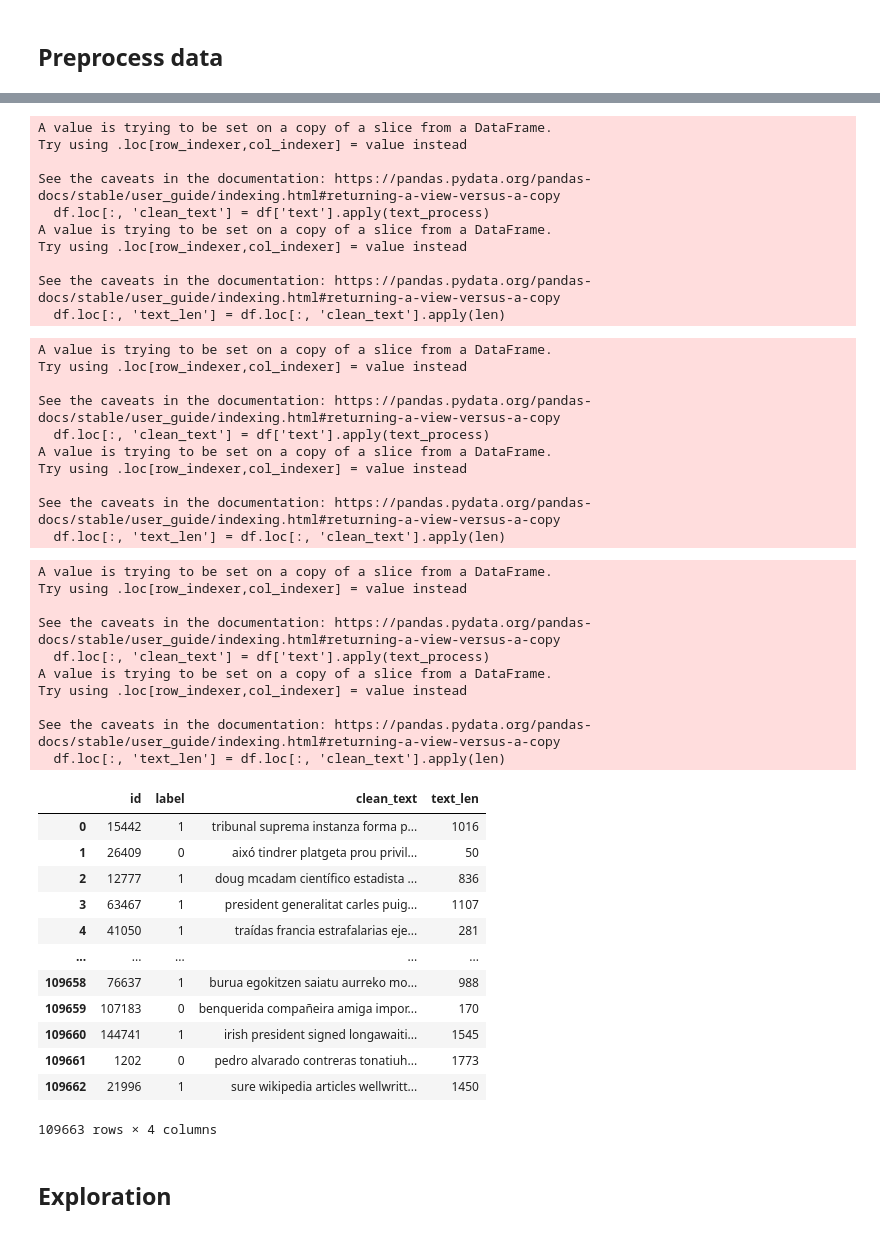
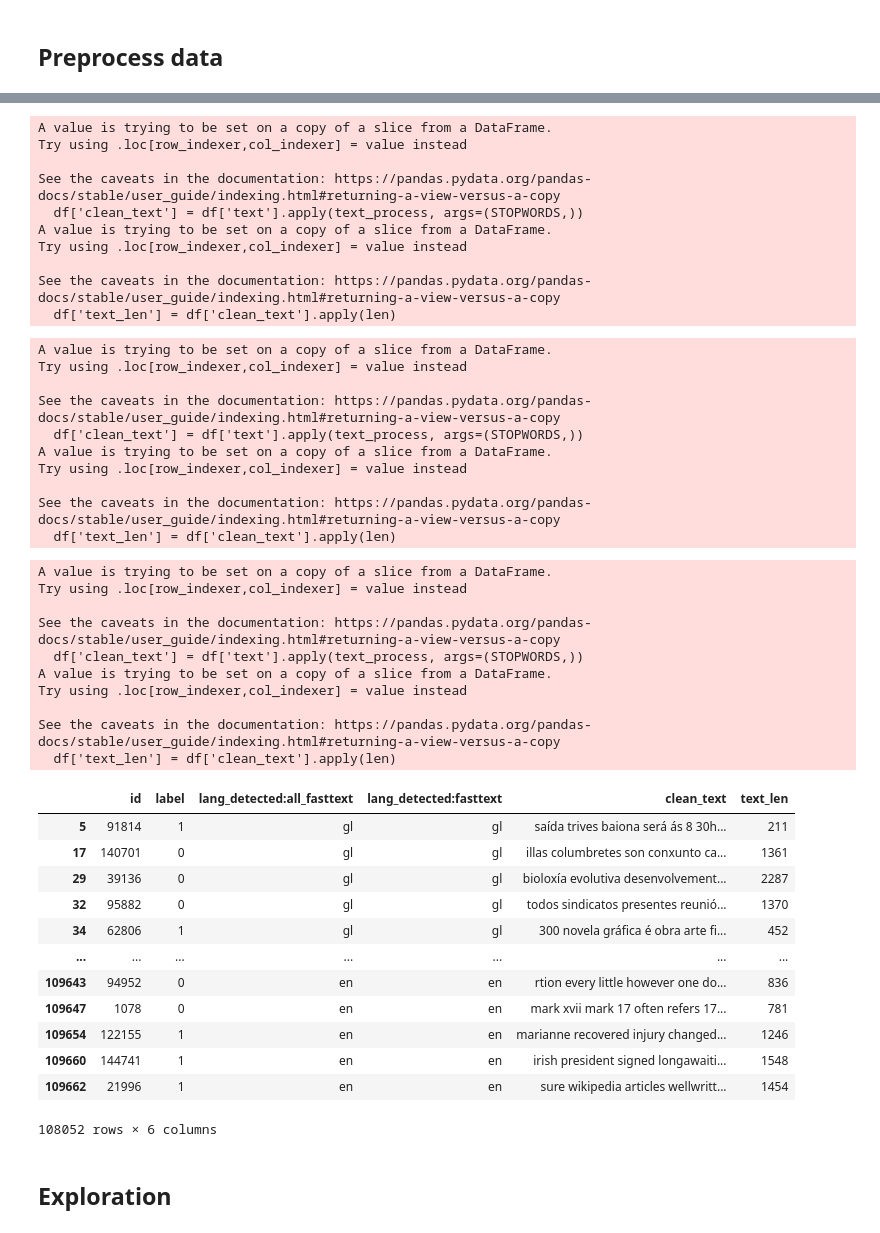
Before and after one commit to WojciechNeuman/autextification, a Jupyter notebook: Exploration.ipynb, the cells around one changed output, grey strips where cells are left out. Drawn from its saved outputs; the diff is of its cells as text; code cells hidden in the pictures.

```diff
--- a/Exploration.ipynb
+++ b/Exploration.ipynb
@@ -256,5 +408,5 @@ See the caveats in the documentation: https://pandas.pydata.org/pandas-docs/stab
 # %%
-train_pt_preprocessed = preprocessing(train_pt)
+train_pt_preprocessed = preprocessing(train_pt, sw_pt)
 # %% [output]
 A value is trying to be set on a copy of a slice from a DataFrame.
 Try using .loc[row_indexer,col_indexer] = value instead
@@ -269,57 +421,57 @@ See the caveats in the documentation: https://pandas.pydata.org/pandas-docs/stab
 # %%
-train_ca_preprocessed = preprocessing(train_ca)
+train_ca_preprocessed = preprocessing(train_ca, sw_ca)
 # %% [output]
 A value is trying to be set on a copy of a slice from a DataFrame.
 Try using .loc[row_indexer,col_indexer] = value instead
 
 See the caveats in the documentation: https://pandas.pydata.org/pandas-docs/stable/user_guide/indexing.html#returning-a-view-versus-a-copy
-  df.loc[:, 'clean_text'] = df['text'].apply(text_process)
+  df['clean_text'] = df['text'].apply(text_process, args=(STOPWORDS,))
 A value is trying to be set on a copy of a slice from a DataFrame.
 Try using .loc[row_indexer,col_indexer] = value instead
 
 See the caveats in the documentation: https://pandas.pydata.org/pandas-docs/stable/user_guide/indexing.html#returning-a-view-versus-a-copy
-  df.loc[:, 'text_len'] = df.loc[:, 'clean_text'].apply(len)
+  df['text_len'] = df['clean_text'].apply(len)
 # %%
-train_eu_preprocessed = preprocessing(train_eu)
+train_eu_preprocessed = preprocessing(train_eu, sw_eu)
 # %% [output]
 A value is trying to be set on a copy of a slice from a DataFrame.
 Try using .loc[row_indexer,col_indexer] = value instead
 
 See the caveats in the documentation: https://pandas.pydata.org/pandas-docs/stable/user_guide/indexing.html#returning-a-view-versus-a-copy
-  df.loc[:, 'clean_text'] = df['text'].apply(text_process)
+  df['clean_text'] = df['text'].apply(text_process, args=(STOPWORDS,))
 A value is trying to be set on a copy of a slice from a DataFrame.
 Try using .loc[row_indexer,col_indexer] = value instead
 
 See the caveats in the documentation: https://pandas.pydata.org/pandas-docs/stable/user_guide/indexing.html#returning-a-view-versus-a-copy
-  df.loc[:, 'text_len'] = df.loc[:, 'clean_text'].apply(len)
+  df['text_len'] = df['clean_text'].apply(len)
 # %%
-train_gl_preprocessed = preprocessing(train_gl)
+train_gl_preprocessed = preprocessing(train_gl, sw_gl)
 # %% [output]
 A value is trying to be set on a copy of a slice from a DataFrame.
 Try using .loc[row_indexer,col_indexer] = value instead
 
 See the caveats in the documentation: https://pandas.pydata.org/pandas-docs/stable/user_guide/indexing.html#returning-a-view-versus-a-copy
-  df.loc[:, 'clean_text'] = df['text'].apply(text_process)
+  df['clean_text'] = df['text'].apply(text_process, args=(STOPWORDS,))
 A value is trying to be set on a copy of a slice from a DataFrame.
 Try using .loc[row_indexer,col_indexer] = value instead
 
 See the caveats in the documentation: https://pandas.pydata.org/pandas-docs/stable/user_guide/indexing.html#returning-a-view-versus-a-copy
-  df.loc[:, 'text_len'] = df.loc[:, 'clean_text'].apply(len)
+  df['text_len'] = df['clean_text'].apply(len)
 # %%
-train_preprocessed = preprocessing(train)
+train_preprocessed = pd.concat([train_gl_preprocessed, train_ca_preprocessed, train_pt_preprocessed, train_eu_preprocessed, train_es_preprocessed, train_en_preprocessed])
 train_preprocessed
 # %% [output]
-|  | id | label | clean_text | text_len |
-| 0 | 15442 | 1 | tribunal suprema instanza forma p... | 1016 |
-| 1 | 26409 | 0 | aixó tindrer platgeta prou privil... | 50 |
-| 2 | 12777 | 1 | doug mcadam científico estadista ... | 836 |
-| 3 | 63467 | 1 | president generalitat carles puig... | 1107 |
-| 4 | 41050 | 1 | traídas francia estrafalarias eje... | 281 |
-| ... | ... | ... | ... | ... |
-| 109658 | 76637 | 1 | burua egokitzen saiatu aurreko mo... | 988 |
-| 109659 | 107183 | 0 | benquerida compañeira amiga impor... | 170 |
-| 109660 | 144741 | 1 | irish president signed longawaiti... | 1545 |
-| 109661 | 1202 | 0 | pedro alvarado contreras tonatiuh... | 1773 |
-| 109662 | 21996 | 1 | sure wikipedia articles wellwritt... | 1450 |
+|  | id | label | lang_detected:all_fasttext | lang_detected:fasttext | clean_text | text_len |
+| 5 | 91814 | 1 | gl | gl | saída trives baiona será ás 8 30h... | 211 |
+| 17 | 140701 | 0 | gl | gl | illas columbretes son conxunto ca... | 1361 |
+| 29 | 39136 | 0 | gl | gl | bioloxía evolutiva desenvolvement... | 2287 |
+| 32 | 95882 | 0 | gl | gl | todos sindicatos presentes reunió... | 1370 |
+| 34 | 62806 | 1 | gl | gl | 300 novela gráfica é obra arte fi... | 452 |
+| ... | ... | ... | ... | ... | ... | ... |
+| 109643 | 94952 | 0 | en | en | rtion every little however one do... | 836 |
+| 109647 | 1078 | 0 | en | en | mark xvii mark 17 often refers 17... | 781 |
+| 109654 | 122155 | 1 | en | en | marianne recovered injury changed... | 1246 |
+| 109660 | 144741 | 1 | en | en | irish president signed longawaiti... | 1548 |
+| 109662 | 21996 | 1 | en | en | sure wikipedia articles wellwritt... | 1454 |
-109663 rows × 4 columns
+108052 rows × 6 columns
 # %%
```
Also changed, not shown: parts of 71 cells of this notebook.
